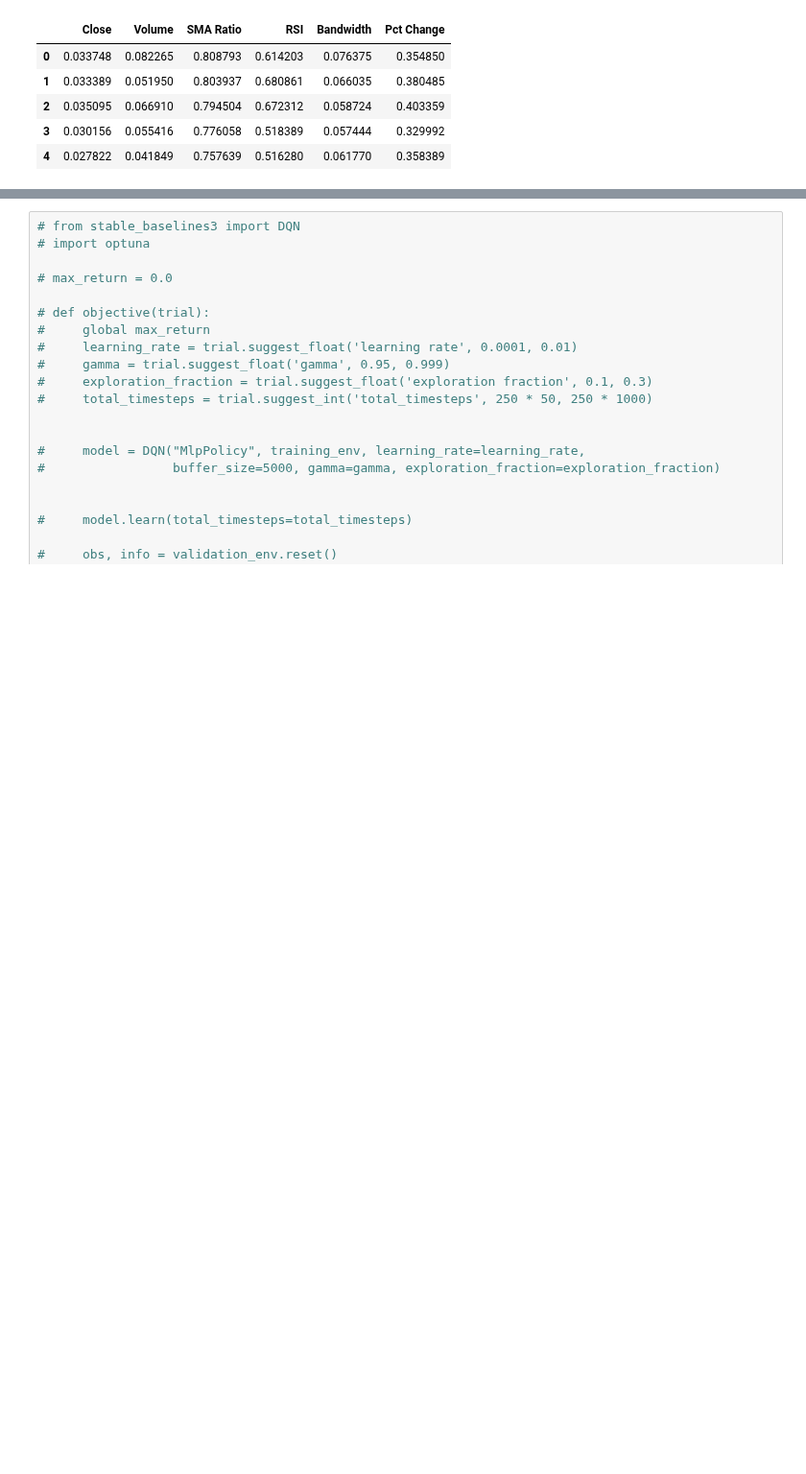
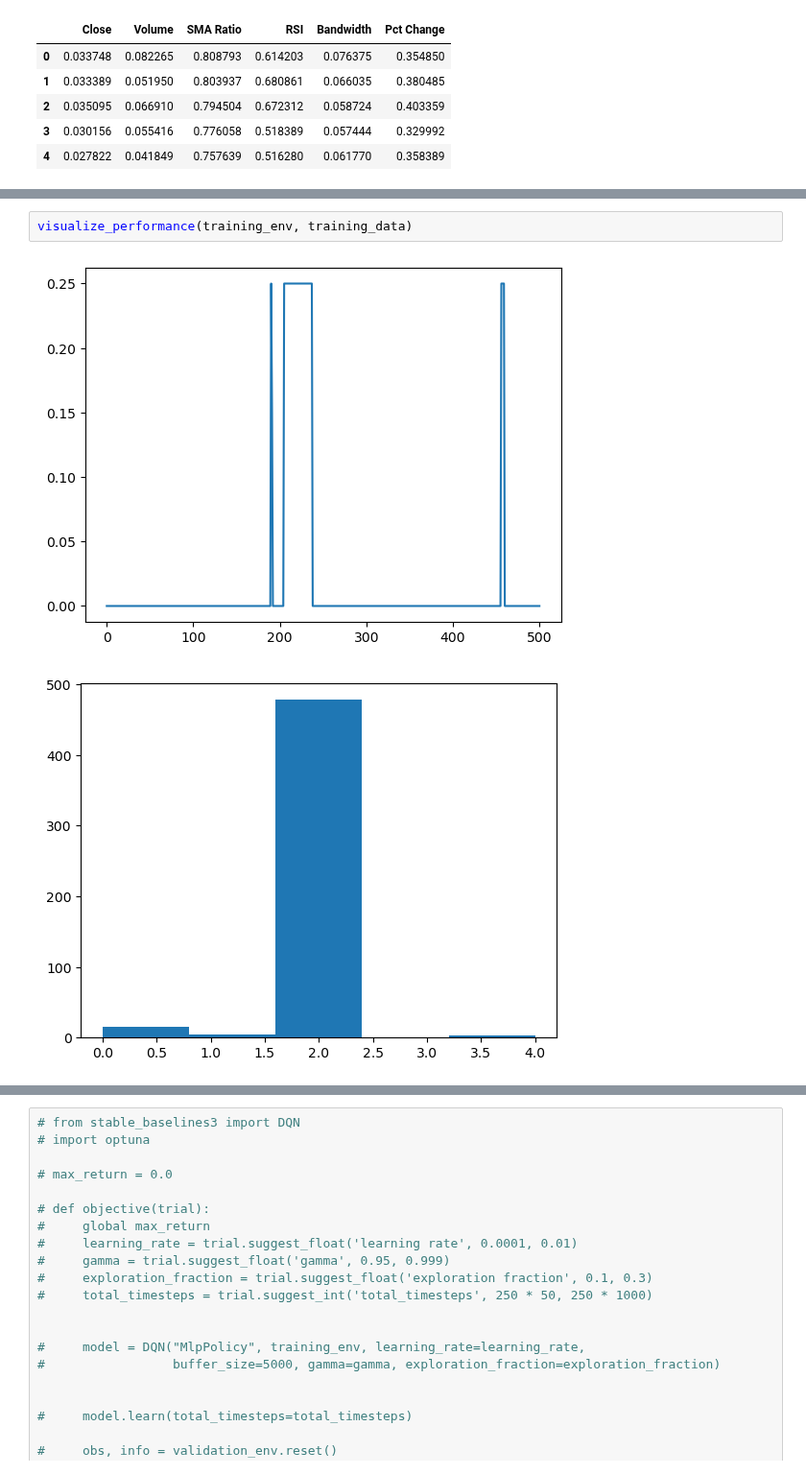
Before and after one commit to joeyallen1/RL_Trading, a Jupyter notebook: Training.ipynb, the cells around one changed output, grey strips where cells are left out. Shown at 96% size. Drawn from its saved outputs; the diff is of its cells as text; blank space fills up the shorter version.

```diff
--- a/Training.ipynb
+++ b/Training.ipynb
@@ -174,0 +169,5 @@ visualize_performance(testing_env, testing_data)
+# %%
+visualize_performance(training_env, training_data)
+# %% [output]
+[figure, added]
+[figure, added]
```
Also changed, not shown: parts of 4 cells of this notebook.
